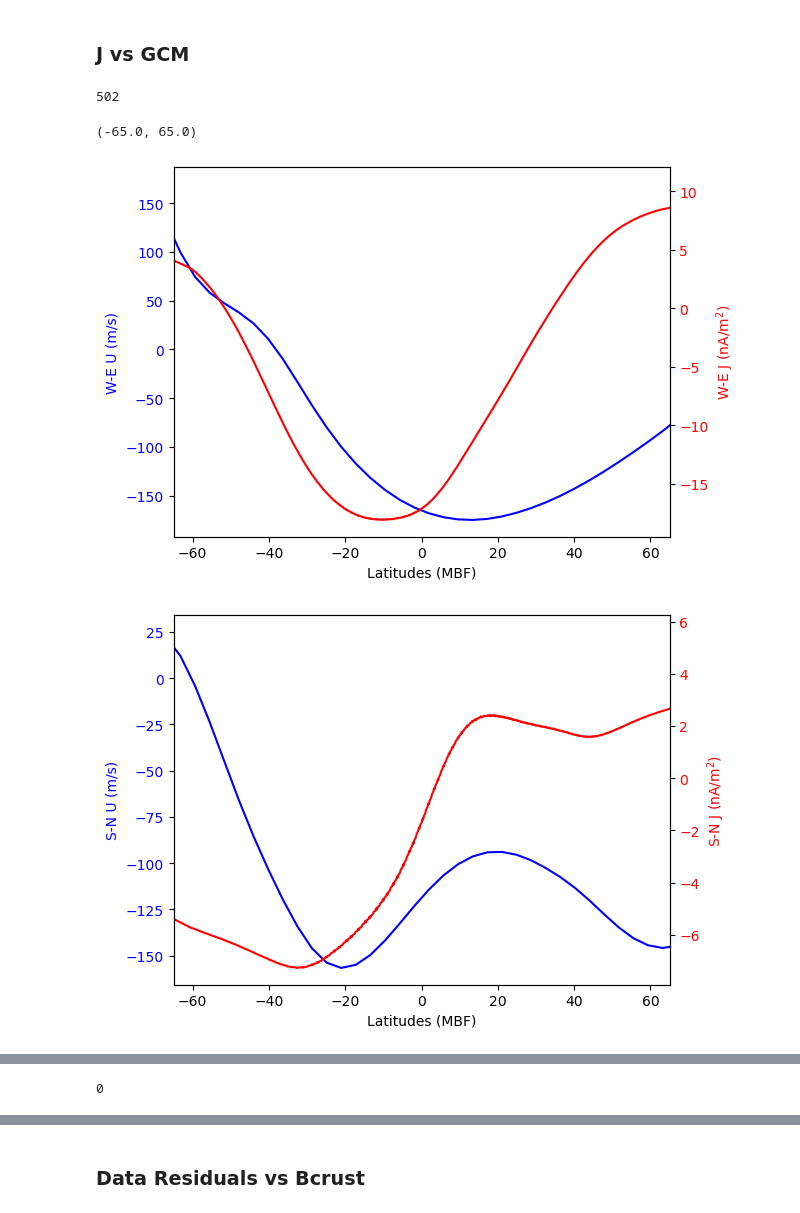
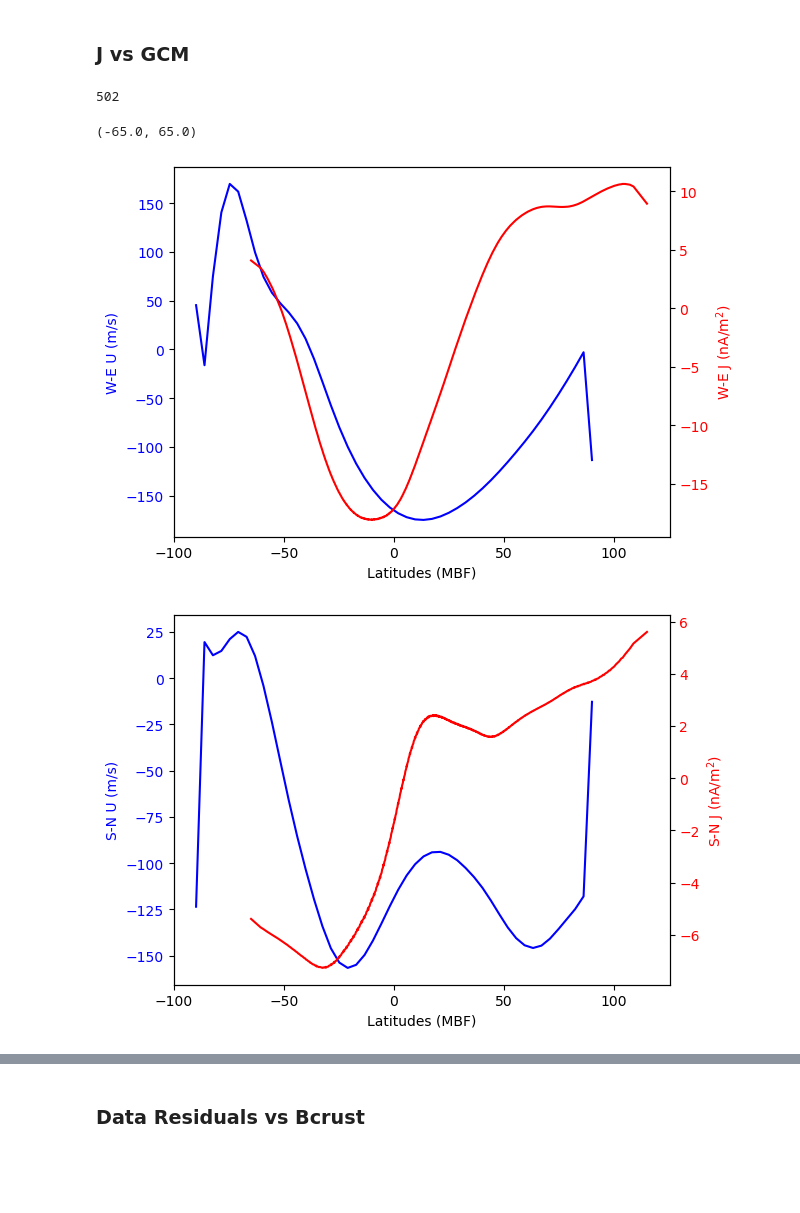
Before and after one commit to TimotheeDelcourt/mars_currents_pinn, a Jupyter notebook: scripts/playground.ipynb, the cells around one changed output, grey strips where cells are left out. Drawn from its saved outputs; the diff is of its cells as text; code cells hidden in the pictures; blank space fills up the shorter version.

```diff
--- a/scripts/playground.ipynb
+++ b/scripts/playground.ipynb
@@ -325,34 +313,49 @@ ax1.plot(wind.lat,wind.WE,color='b')
 ax1.tick_params(axis='y',labelcolor='b')
 ax1.set_ylabel('W-E U (m/s)',color='b')
 
 ax2 = ax1.twinx()
 # ax2.plot(lat_new,Jp_new,color='r')
 ax2.plot(j.lat+25,j.Jp,color='r')
 # ax2.plot(j.lat,j.Jp,color='r')
 ax2.tick_params(axis='y',labelcolor='r')
 ax2.set_ylabel(r"W-E J (nA/m$^2$)",color='r')
 
 ax1.set_xlabel('Latitudes (MBF)')
-ax1.set_xlim(-65,65)
+# ax1.set_xlim(-65,65)
 
 # plt.savefig('figures/JvsGCM/WE_Ls90.png',dpi=300)
 
 fig, ax3 = plt.subplots()
 ax3.plot(wind.lat,wind.NS,color='b')
 ax3.tick_params(axis='y',labelcolor='b')
 ax3.set_ylabel('S-N U (m/s)',color='b')
 
 ax4 = ax3.twinx()
 ax4.plot(j.lat+25,-j.Jt,color='r')
 # ax4.plot(j.lat,-j.Jt,color='r')
 ax4.tick_params(axis='y',labelcolor='r')
 ax4.set_ylabel(r"S-N J (nA/m$^2$)",color='r')
 
 ax3.set_xlabel('Latitudes (MBF)')
-ax3.set_xlim(-65,65)
+# ax3.set_xlim(-65,65)
 # plt.savefig('figures/JvsGCM/SN_Ls90.png',dpi=300)
+
+fig, ax5 = plt.subplots()
+ax5.plot(wind.lat,np.sqrt(wind.NS**2 + wind.WE**2),color='b')
+ax5.tick_params(axis='y',labelcolor='b')
+ax5.set_ylabel('|U| (m/s)',color='b')
+
+ax6 = ax5.twinx()
+ax6.plot(j.lat+25,np.sqrt(j.Jt**2 + j.Jp**2),color='r')
+# ax4.plot(j.lat,-j.Jt,color='r')
+ax6.tick_params(axis='y',labelcolor='r')
+ax6.set_ylabel(r"|J| (nA/m$^2$)",color='r')
+
+ax5.set_xlabel('Latitudes (MBF)')
+ax5.set_xlim(-65,65)
+# plt.savefig('figures/JvsGCM/SN_Ls90.png',dpi=300)
 # %% [output]
 502
 (-65.0, 65.0)
-[figure, old version]
+[figure, new version]
-[figure, old version]
+[figure, new version]
@@ -359,4 +362,0 @@ ax3.set_xlim(-65,65)
-# %%
-print(sum((j.lon <= -179) & (j.lon >= 179)))
-# %% [output]
-0
```
Also changed, not shown: parts of 15 cells of this notebook, 13 other files.
